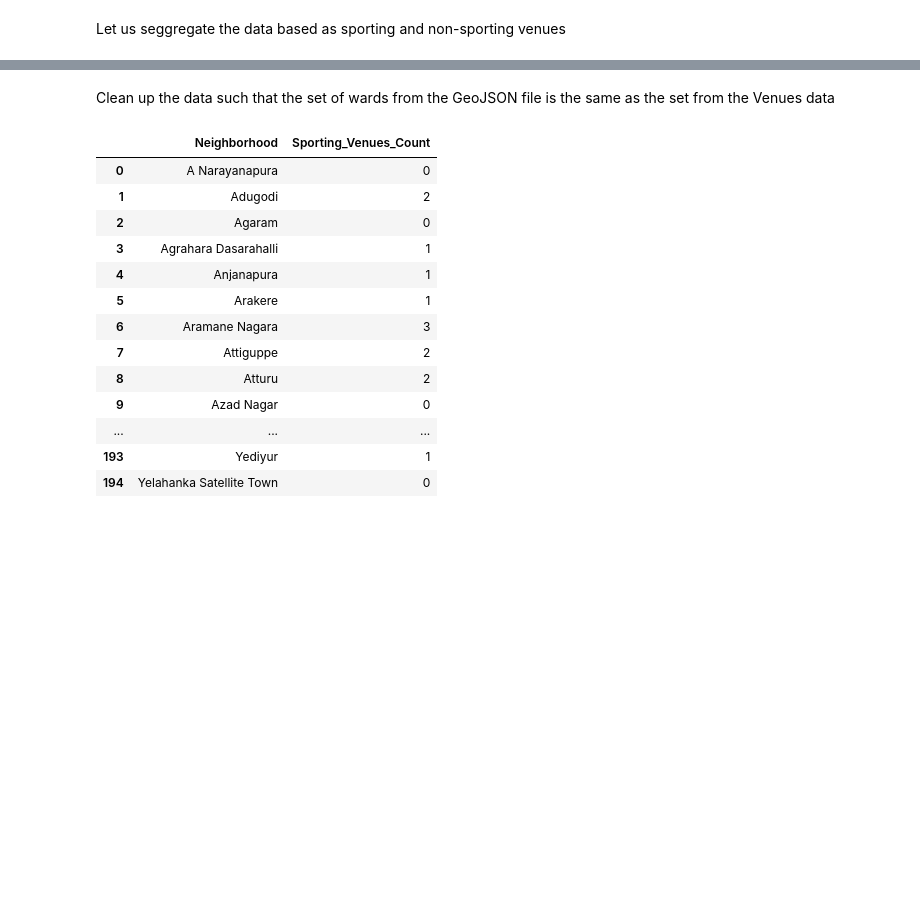
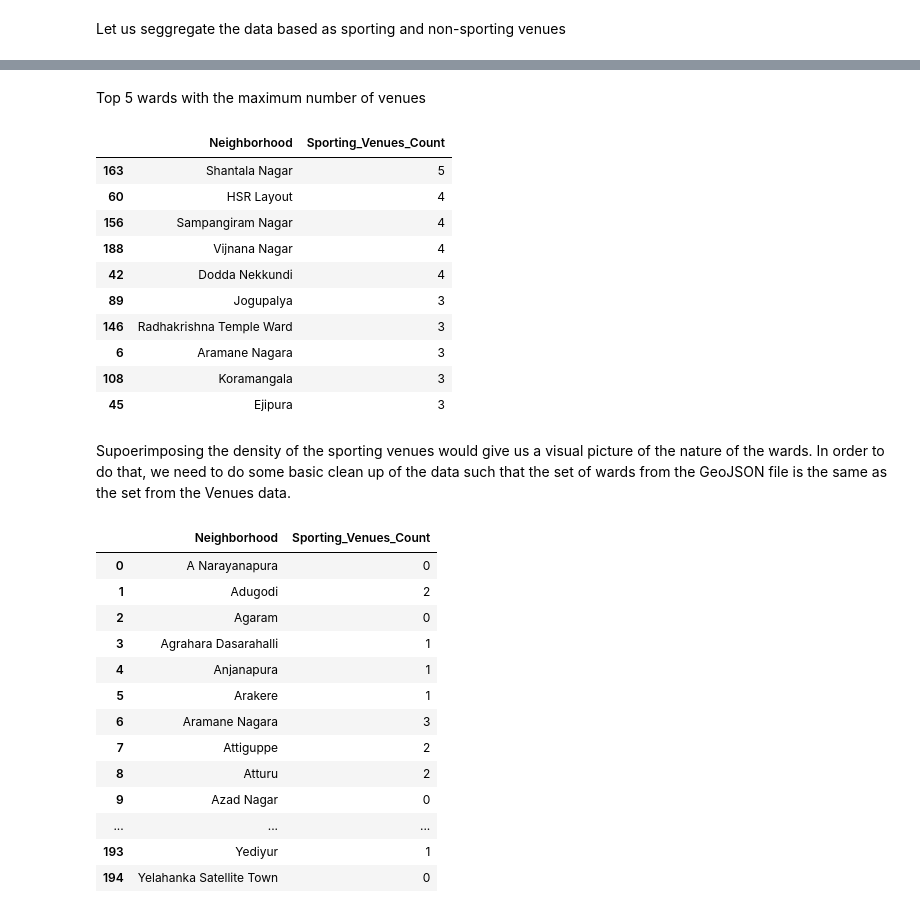
Before and after one commit to preethkrish/Coursera_Capstone, a Jupyter notebook: Exploring_Neighbourhoods_in_Bengaluru.ipynb, the cells around one changed output, grey strips where cells are left out. Drawn from its saved outputs; the diff is of its cells as text; code cells hidden in the pictures; blank space fills up the shorter version.

```diff
--- a/Exploring_Neighbourhoods_in_Bengaluru.ipynb
+++ b/Exploring_Neighbourhoods_in_Bengaluru.ipynb
@@ -328,5 +347,21 @@ df_sport_count.columns = ['Neighborhood', 'Sporting_Venues_Count']
+# %% [markdown]
+Top 5 wards with the maximum number of venues
+# %%
+df_sport_count.sort_values('Sporting_Venues_Count', ascending=False).head(10)
+# %% [output]
+|  | Neighborhood | Sporting_Venues_Count |
+| 163 | Shantala Nagar | 5 |
+| 60 | HSR Layout | 4 |
+| 156 | Sampangiram Nagar | 4 |
+| 188 | Vijnana Nagar | 4 |
+| 42 | Dodda Nekkundi | 4 |
+| 89 | Jogupalya | 3 |
+| 146 | Radhakrishna Temple Ward | 3 |
+| 6 | Aramane Nagara | 3 |
+| 108 | Koramangala | 3 |
+| 45 | Ejipura | 3 |
 # %% [markdown]
-Clean up the data such that the set of wards from the GeoJSON file is the same as the set from the Venues data
+Supoerimposing the density of the sporting venues would give us a visual picture of the nature of the wards. In order to do that, we need to do some basic clean up of the data such that the set of wards from the GeoJSON file is the same as the set from the Venues data.
 # %%
 set(neighborhoods['Ward']).difference(set(df_sport_count['Neighborhood']))
 set(df_sport_count['Neighborhood']).difference(set(neighborhoods['Ward']))
```
Also changed, not shown: parts of 14 cells of this notebook.
